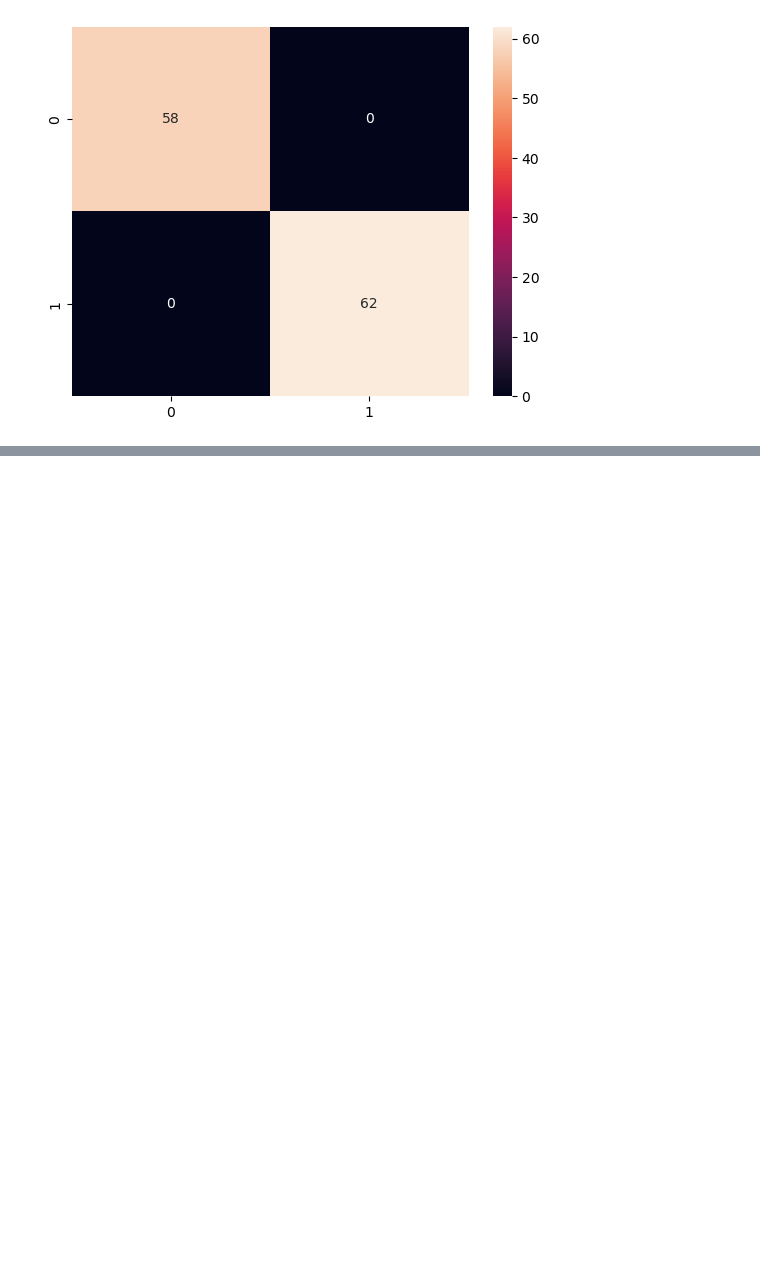
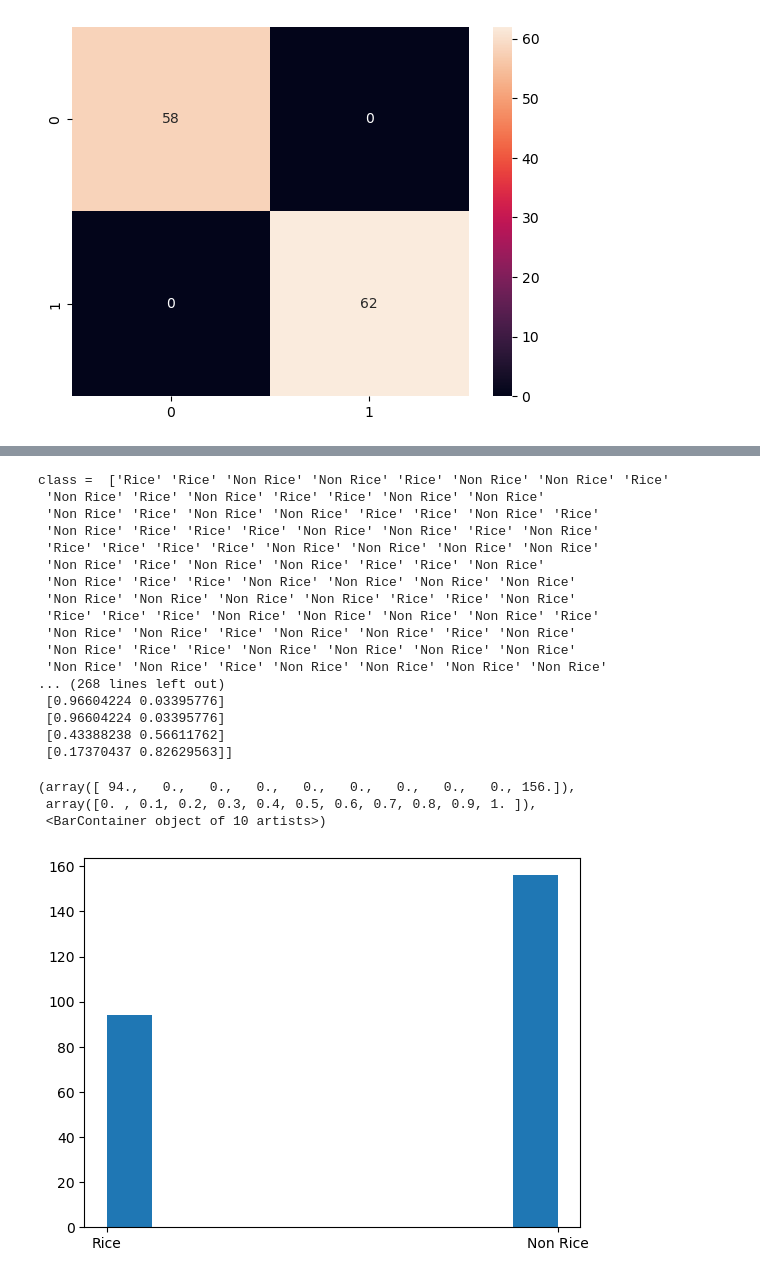
Before and after one commit to Martoto/EY-Open-Science-Data-Challenge, a Jupyter notebook: Get_Data.ipynb, the cells around one changed output, grey strips where cells are left out. Cells and saved outputs as stored; diff of their text form; code cells hidden in the pictures; blank space fills up the shorter version.

```diff
--- a/Get_Data.ipynb
+++ b/Get_Data.ipynb
@@ -291,0 +326,20 @@ model.save_model('PlanetaryComputerExamples/OpenDataChallenge/Data/Models/catboo
+# %%
+#drop last 2 days
+data = data.isel(time=slice(0, -2))
+# %%
+
+crossCo = (data.vh/data.vv).to_dataset(name='crossCo')
+data = data.merge(crossCo)
+# %%
+#apply time series smoothing
+smoother = LowessSmoother(smooth_fraction=0.1, iterations=1)
+smooth_data = []
+for i in tqdm(range(0,len(data.place))):
+    smoother.smooth(data.isel(place=i).to_array(dim='time'))
+    smooth_data.append(xr.DataArray(smoother.smooth_data, dims=['bands', 'time'], coords={'bands':['vv','vh','crossCo'], 'time':data.time}))
+
+
+smooth_data = xr.concat(smooth_data, dim='place')
+# %%
+smooth_data = smooth_data.stack(variables=('bands', 'time'))
+smooth_data
@@ -291,0 +366,31 @@ model.save_model('PlanetaryComputerExamples/OpenDataChallenge/Data/Models/catboo
+# %%
+#validate model
+preds_class = model.predict(smooth_data.values)
+preds_proba = model.predict_proba(smooth_data.values)
+print("class = ", preds_class)
+print("proba = ", preds_proba)
+
+#plot distribution of predictions
+plt.hist(preds_class)
+# %% [output]
+class =  ['Rice' 'Rice' 'Non Rice' 'Non Rice' 'Rice' 'Non Rice' 'Non Rice' 'Rice'
+ 'Non Rice' 'Rice' 'Non Rice' 'Rice' 'Rice' 'Non Rice' 'Non Rice'
+ 'Non Rice' 'Rice' 'Non Rice' 'Non Rice' 'Rice' 'Rice' 'Non Rice' 'Rice'
+ 'Non Rice' 'Rice' 'Rice' 'Rice' 'Non Rice' 'Non Rice' 'Rice' 'Non Rice'
+ 'Rice' 'Rice' 'Rice' 'Rice' 'Non Rice' 'Non Rice' 'Non Rice' 'Non Rice'
+ 'Non Rice' 'Rice' 'Non Rice' 'Non Rice' 'Rice' 'Rice' 'Non Rice'
+ 'Non Rice' 'Rice' 'Rice' 'Non Rice' 'Non Rice' 'Non Rice' 'Non Rice'
+ 'Non Rice' 'Non Rice' 'Non Rice' 'Non Rice' 'Rice' 'Rice' 'Non Rice'
+ 'Rice' 'Rice' 'Rice' 'Non Rice' 'Non Rice' 'Non Rice' 'Non Rice' 'Rice'
+ 'Non Rice' 'Non Rice' 'Rice' 'Non Rice' 'Non Rice' 'Rice' 'Non Rice'
+ 'Non Rice' 'Rice' 'Rice' 'Non Rice' 'Non Rice' 'Non Rice' 'Non Rice'
+ 'Non Rice' 'Non Rice' 'Rice' 'Non Rice' 'Non Rice' 'Non Rice' 'Non Rice'
+... (268 lines left out)
+ [0.96604224 0.03395776]
+ [0.96604224 0.03395776]
+ [0.43388238 0.56611762]
+ [0.17370437 0.82629563]]
+(array([ 94.,   0.,   0.,   0.,   0.,   0.,   0.,   0.,   0., 156.]),
+ array([0. , 0.1, 0.2, 0.3, 0.4, 0.5, 0.6, 0.7, 0.8, 0.9, 1. ]),
+ <BarContainer object of 10 artists>)
+[figure, added]
```
Also changed, not shown: parts of 18 cells of this notebook, 1 other file.
